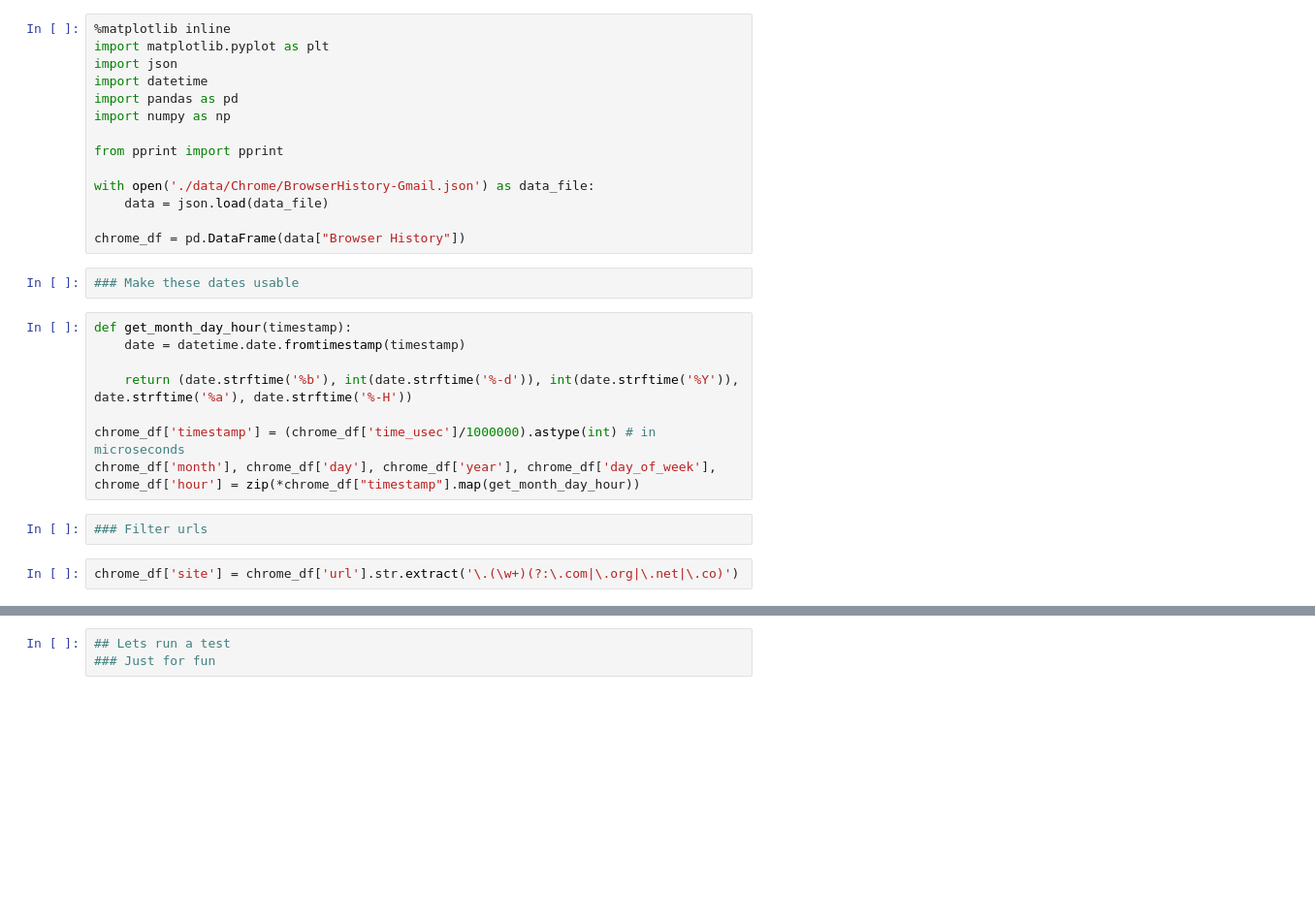
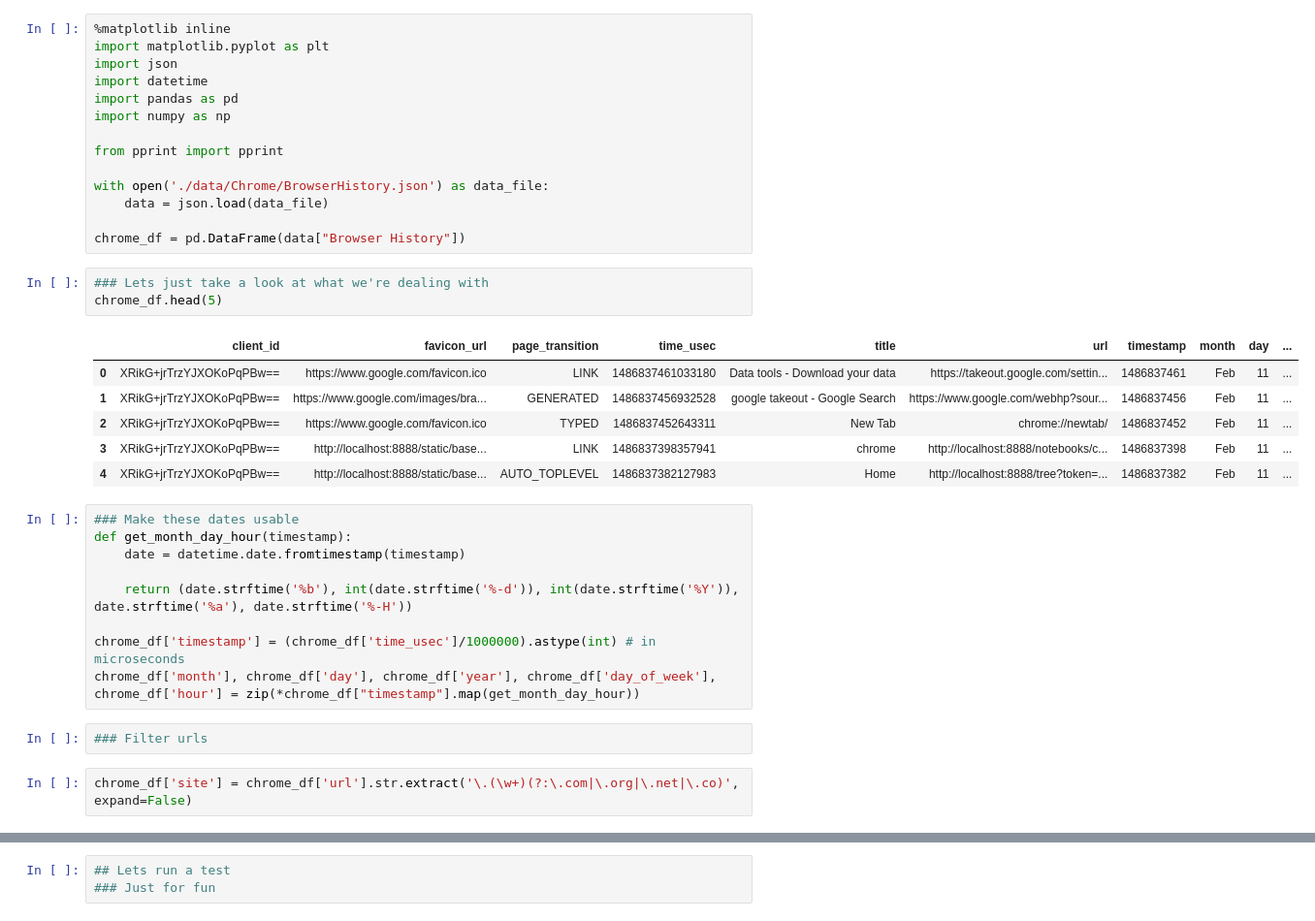
Before and after one commit to tylergeery/takeout-insights, a Jupyter notebook: chrome.ipynb, the cells around one changed output, grey strips where cells are left out. Shown: that part at 97% size. Saved outputs shown, nothing was run; the diff lists cells and outputs as text; blank space fills up the shorter version.

```diff
--- a/chrome.ipynb
+++ b/chrome.ipynb
@@ -8,13 +8,22 @@ import numpy as np
 
 from pprint import pprint
 
-with open('./data/Chrome/BrowserHistory-Gmail.json') as data_file:
+with open('./data/Chrome/BrowserHistory.json') as data_file:
     data = json.load(data_file)
 
 chrome_df = pd.DataFrame(data["Browser History"])
-# %%
-### Make these dates usable
+# %%
+### Lets just take a look at what we're dealing with
+chrome_df.head(5)
+# %% [output]
+|  | client_id | favicon_url | page_transition | time_usec | title | url | timestamp | month | day | ... |
+| 0 | XRikG+jrTrzYJXOKoPqPBw== | https://www.google.com/favicon.ico | LINK | 1486837461033180 | Data tools - Download your data | https://takeout.google.com/settin... | 1486837461 | Feb | 11 | ... |
+| 1 | XRikG+jrTrzYJXOKoPqPBw== | https://www.google.com/images/bra... | GENERATED | 1486837456932528 | google takeout - Google Search | https://www.google.com/webhp?sour... | 1486837456 | Feb | 11 | ... |
+| 2 | XRikG+jrTrzYJXOKoPqPBw== | https://www.google.com/favicon.ico | TYPED | 1486837452643311 | New Tab | chrome://newtab/ | 1486837452 | Feb | 11 | ... |
+| 3 | XRikG+jrTrzYJXOKoPqPBw== | http://localhost:8888/static/base... | LINK | 1486837398357941 | chrome | http://localhost:8888/notebooks/c... | 1486837398 | Feb | 11 | ... |
+| 4 | XRikG+jrTrzYJXOKoPqPBw== | http://localhost:8888/static/base... | AUTO_TOPLEVEL | 1486837382127983 | Home | http://localhost:8888/tree?token=... | 1486837382 | Feb | 11 | ... |
 # %%
+### Make these dates usable
 def get_month_day_hour(timestamp):
     date = datetime.date.fromtimestamp(timestamp)
 
@@ -25,7 +34,7 @@ chrome_df['month'], chrome_df['day'], chrome_df['year'], chrome_df['day_of_week'
 # %%
 ### Filter urls
 # %%
-chrome_df['site'] = chrome_df['url'].str.extract('\.(\w+)(?:\.com|\.org|\.net|\.co)')
+chrome_df['site'] = chrome_df['url'].str.extract('\.(\w+)(?:\.com|\.org|\.net|\.co)', expand=False)
 # %%
 ### Plot some data
 len(chrome_df.index)
```
Also changed, not shown: parts of 8 cells of this notebook.
